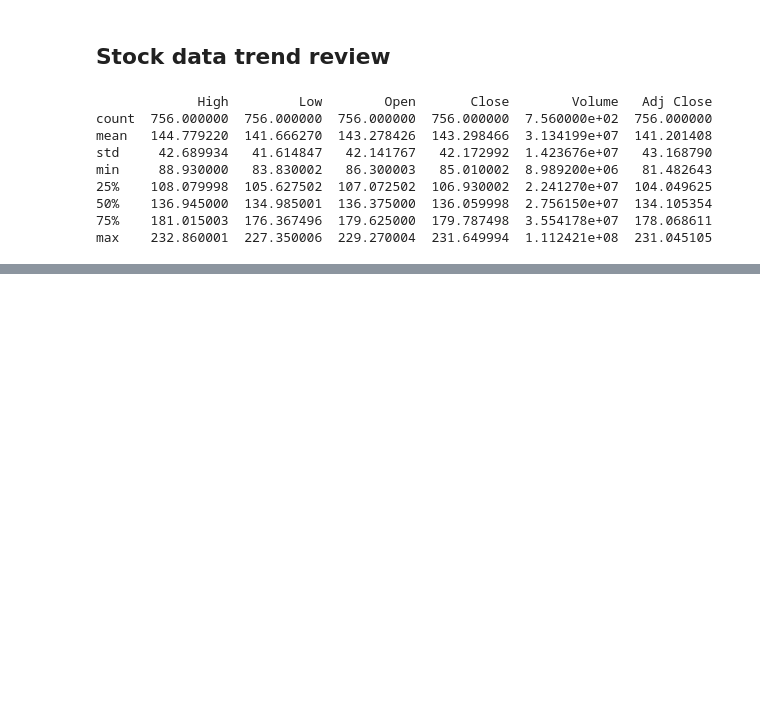
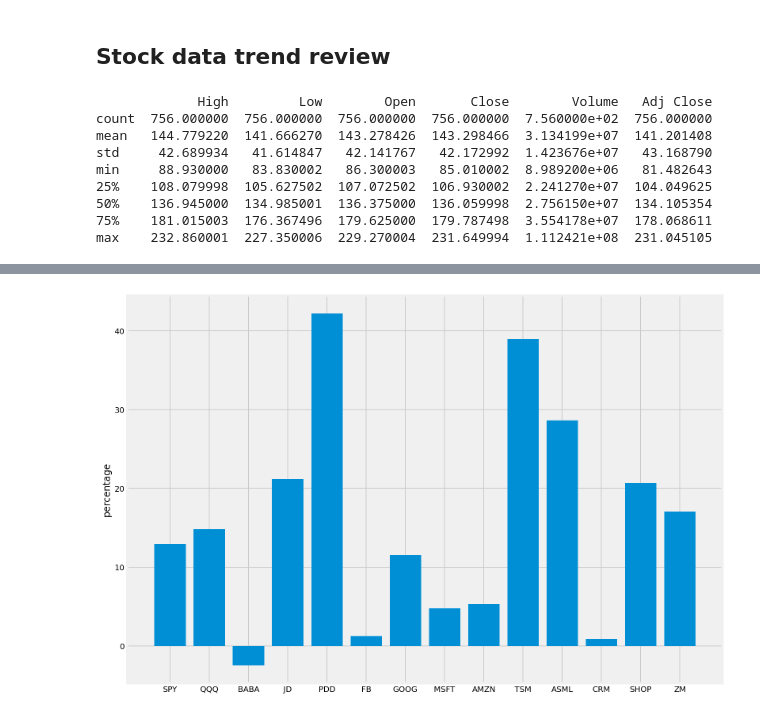
Before and after one commit to maxwillzq/algoTrading, a Jupyter notebook: Portfolio_Optimization_Algo_Trading.ipynb, the cells around one changed output, grey strips where cells are left out. Saved outputs shown, nothing was run; the diff lists cells and outputs as text; code cells hidden in the pictures; blank space fills up the shorter version.

```diff
--- a/Portfolio_Optimization_Algo_Trading.ipynb
+++ b/Portfolio_Optimization_Algo_Trading.ipynb
@@ -142,0 +216,23 @@ draw_moving_average_plot(df)
+# %%
+stock_name_list = ['SPY', 'QQQ', 'BABA', 'JD', 'PDD', 'FB', 'GOOG', 'MSFT', 'AMZN','TSM', 'ASML', 'CRM', 'SHOP', 'ZM']
+end = dt.datetime.now()
+start = dt.datetime(end.year - 2, end.month, end.day)
+result = {}
+for stock_name in stock_name_list:
+  df = read_stock_data_to_df(stock_name,start, end)
+  df['indicator_1'] =  (df['Adj Close'] - df['Adj Close'].rolling(200).mean())/df['Adj Close'] * 100
+  df['momentum'] = momentum(df)
+  result[stock_name] = df
+
+indicator_1 = {}
+for stock_name in stock_name_list:
+  indicator_1[stock_name] = result[stock_name]['indicator_1'].iloc[-1]
+  indicator_2[stock_name] = result[stock_name]['momentum'].iloc[-1]
+
+plt.figure(figsize=(12,9))
+plt.bar(range(len(indicator_1)), list(indicator_1.values()), align='center')
+plt.xticks(range(len(indicator_1)), list(indicator_1.keys()))
+plt.ylabel("percentage")
+plt.show()
+# %% [output]
+[figure, added]
```
Also changed, not shown: parts of 7 cells of this notebook.
